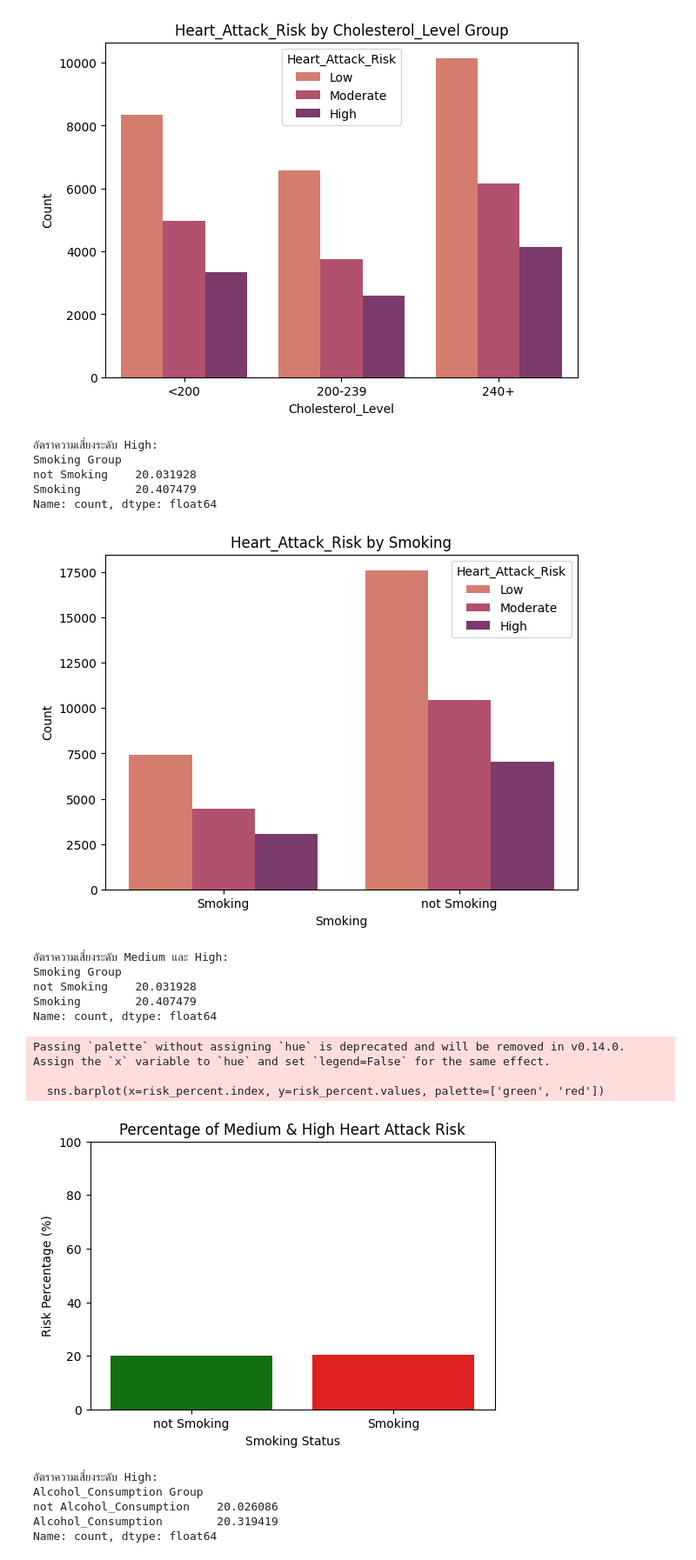
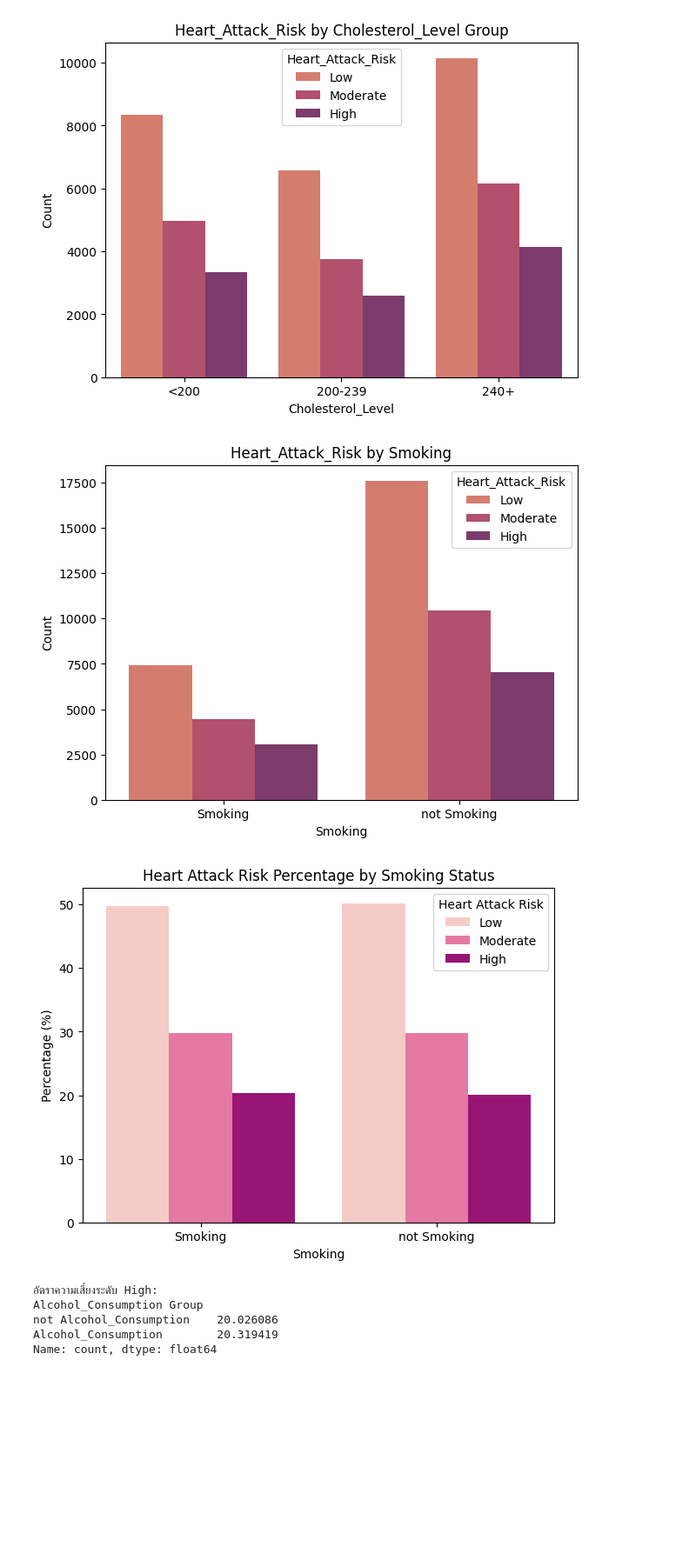
Before and after one commit to Rlaal19/AI, a Jupyter notebook: Miniproject_Model/Data_Understanding_1.ipynb, the cells around one changed output. Shown at 87% size. Cells and saved outputs as stored; diff of their text form; code cells hidden in the pictures; blank space fills up the shorter version.

```diff
--- a/Miniproject_Model/Data_Understanding_1.ipynb
+++ b/Miniproject_Model/Data_Understanding_1.ipynb
@@ -189,15 +199,7 @@ df_copy['Smoking Group'] = df_copy['Smoking'].map({0: 'not Smoking', 1: 'Smoking
 # นับจำนวนทั้งหมดในแต่ละกลุ่ม (สูบ vs ไม่สูบ)
 total_counts = df_copy['Smoking Group'].value_counts()
 
-# นับจำนวนคนที่มีความเสี่ยงระดับกลางและสูงในแต่ละกลุ่ม
-risk_counts = df_copy[df_copy['Heart_Attack_Risk'].isin([ 'High'])]['Smoking Group'].value_counts()
 
-# คำนวณเปอร์เซ็นต์ของคนที่มีความเสี่ยงระดับกลางและสูง
-risk_percent = (risk_counts / total_counts) * 100
-
-# แสดงผลลัพธ์
-print("อัตราความเสี่ยงระดับ High:")
-print(risk_percent)
 # Create the countplot with custom colors
 plt.figure(figsize=(7, 5))
 sns.countplot(data=df_copy, x='Smoking Group', hue='Heart_Attack_Risk', palette=color_t)
@@ -207,45 +209,31 @@ plt.ylabel('Count')
 plt.legend(title='Heart_Attack_Risk')
 plt.show()
 # %% [output]
-อัตราความเสี่ยงระดับ High:
-Smoking Group
-not Smoking    20.031928
-Smoking        20.407479
-Name: count, dtype: float64
 [figure]
-# %%
-
-# นับจำนวนทั้งหมดในแต่ละกลุ่ม (สูบ vs ไม่สูบ)
-total_counts = df_copy['Smoking Group'].value_counts()
-
-# นับจำนวนคนที่มีความเสี่ยงระดับกลางและสูงในแต่ละกลุ่ม
-risk_counts = df_copy[df_copy['Heart_Attack_Risk'].isin(['High'])]['Smoking Group'].value_counts()
-
-# คำนวณเปอร์เซ็นต์ของคนที่มีความเสี่ยงระดับกลางและสูง
-risk_percent = (risk_counts / total_counts) * 100
-
-# แสดงผลลัพธ์
-print("อัตราความเสี่ยงระดับ Medium และ High:")
-print(risk_percent)
-
-# สร้างกราฟเปรียบเทียบ
-plt.figure(figsize=(6, 4))
-sns.barplot(x=risk_percent.index, y=risk_percent.values, palette=['green', 'red'])
-plt.title('Percentage of Medium & High Heart Attack Risk')
-plt.xlabel('Smoking Status')
-plt.ylabel('Risk Percentage (%)')
-plt.ylim(0, 100)
-plt.show()
-# %% [output]
-อัตราความเสี่ยงระดับ Medium และ High:
-Smoking Group
-not Smoking    20.031928
-Smoking        20.407479
-Name: count, dtype: float64
-Passing `palette` without assigning `hue` is deprecated and will be removed in v0.14.0. Assign the `x` variable to `hue` and set `legend=False` for the same effect.
-
-  sns.barplot(x=risk_percent.index, y=risk_percent.values, palette=['green', 'red'])
-[figure, removed]
+# %%
+df_copy['Smoking Group'] = df_copy['Smoking'].map({0: 'not Smoking', 1: 'Smoking'})
+# คำนวณจำนวนแต่ละกลุ่มของความเสี่ยงตาม Smoking Group
+risk_counts = df_copy.groupby(['Smoking Group', 'Heart_Attack_Risk']).size().reset_index(name='Count')
+
+# คำนวณเปอร์เซ็นต์ของแต่ละกลุ่มใน Smoking Group
+risk_counts['Percentage'] = risk_counts.groupby('Smoking Group')['Count'].transform(lambda x: x / x.sum() * 100)
+
+risk_counts['Heart_Attack_Risk'] = pd.Categorical(risk_counts['Heart_Attack_Risk'],
+                                                  categories=['Low', 'Moderate', 'High'],
+                                                  ordered=True)
+
+# สร้างกราฟแท่ง
+plt.figure(figsize=(7, 5))
+sns.barplot(data=risk_counts, x='Smoking Group', y='Percentage', hue='Heart_Attack_Risk',hue_order=['Low', 'Moderate', 'High'], palette="RdPu")
+
+plt.title('Heart Attack Risk Percentage by Smoking Status')
+plt.xlabel('Smoking')
+plt.ylabel('Percentage (%)')
+plt.legend(title='Heart Attack Risk')
+
+plt.show()
+# %% [output]
+[figure, added]
 # %%
 df_copy['Alcohol_Consumption Group'] = df_copy['Alcohol_Consumption'].map({0: 'not Alcohol_Consumption', 1: 'Alcohol_Consumption'})
 total_counts = df_copy['Alcohol_Consumption Group'].value_counts()
```
Also changed, not shown: parts of 5 cells of this notebook, 2 other files.
